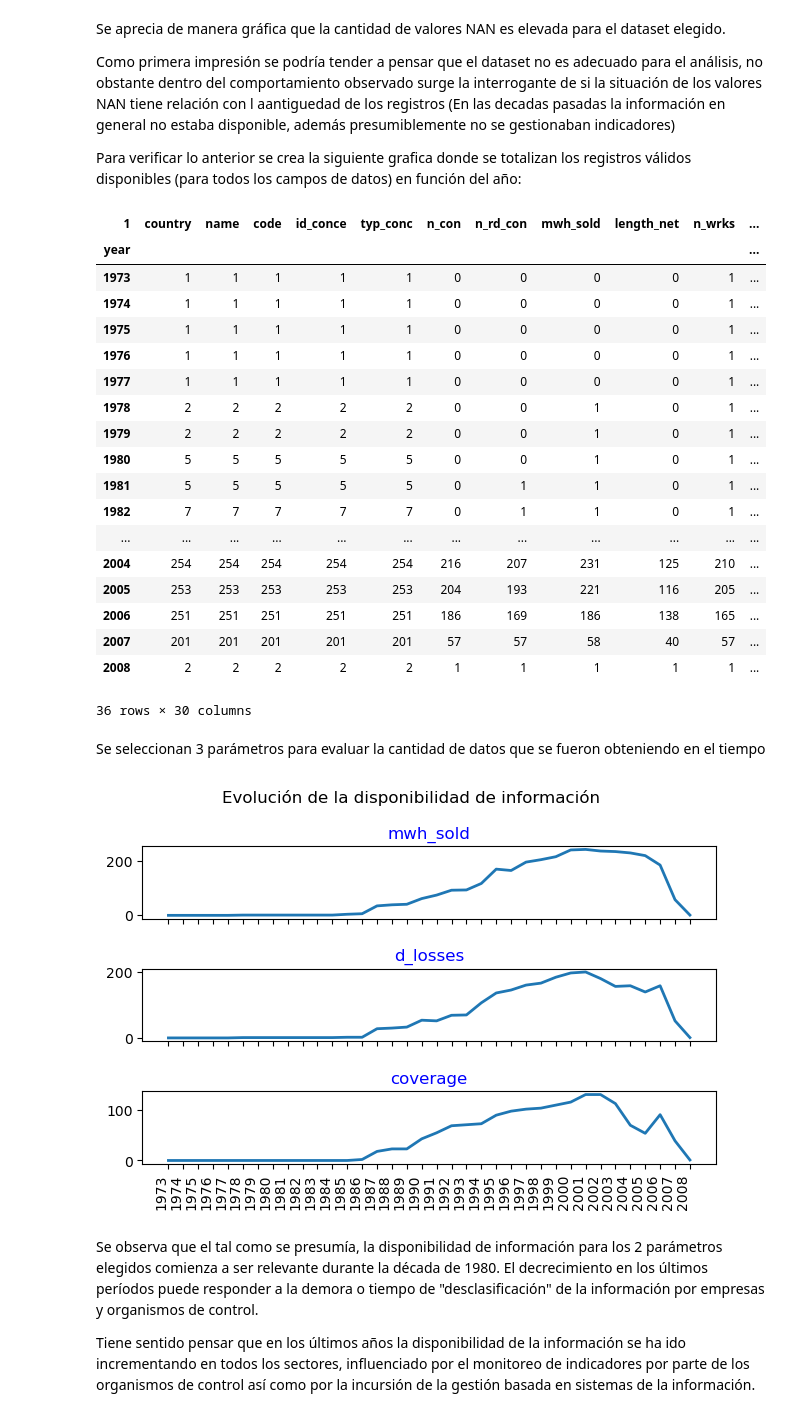
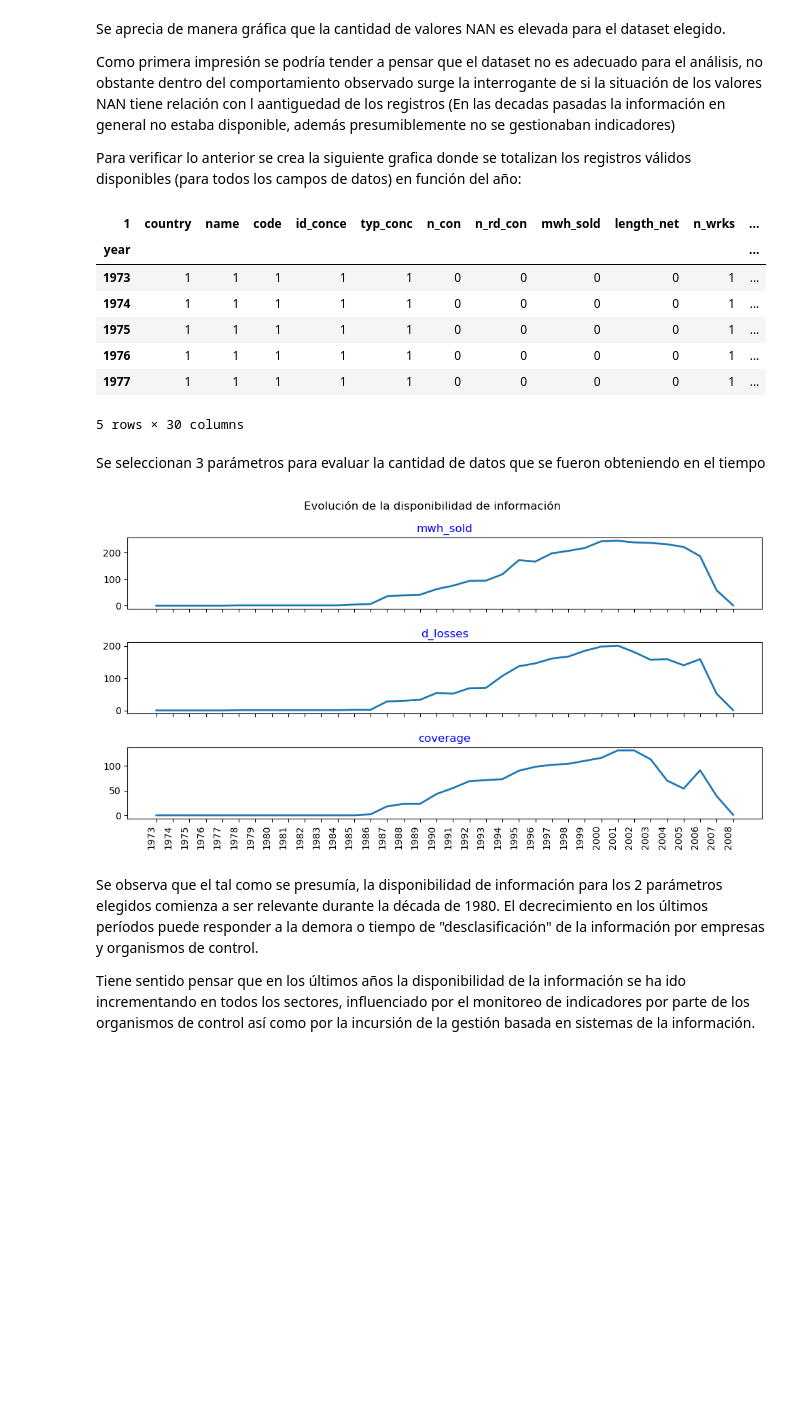
Before and after one commit to marvinx2022/Data_Science_entrega_I, a Jupyter notebook: PROYECTO_DS_PARTEI+CRUZ.ipynb, the cells around one changed output. Cells and saved outputs as stored; diff of their text form; code cells hidden in the pictures; blank space fills up the shorter version.

```diff
--- a/PROYECTO_DS_PARTEI+CRUZ.ipynb
+++ b/PROYECTO_DS_PARTEI+CRUZ.ipynb
@@ -79,7 +79,7 @@ Fuente de datos: https://energydata.info/
 # %%
 #Carga de archivo .csv a utilizar
 
-df= pd.read_csv("2.Latam data energy access_world_bank.csv", sep=";", )
+df= pd.read_csv("2.Latam data energy access_world_bank.csv", sep=";")
 
 
 
@@ -190,3 +202,13 @@ df.head()
+# %%
+#Unificando para el pais Perú
+
+df=df.replace("Per", "Peru")
+
+df["country"].unique()
+
+df=df.replace("Per", "Peru")
+
+#Ahora tenemos un solo nombre para cada pais.
 # %% [markdown]
 Se desea saber la cantidad de valores NAN que se están manejando en el Dataset
 # %%
@@ -243,36 +269,24 @@ Para verificar lo anterior se crea la siguiente grafica donde se totalizan los r
 # %%
 
 #Obtenemos un Dataframe con el conteo de regitros agrupados por año
 
 df_nancount=df.groupby('year').count()
-df_nancount
+df_nancount.head()
 # %% [output]
 | 1 | country | name | code | id_conce | typ_conc | n_con | n_rd_con | mwh_sold | length_net | n_wrks | ... |
 | year |  |  |  |  |  |  |  |  |  |  | ... |
 | 1973 | 1 | 1 | 1 | 1 | 1 | 0 | 0 | 0 | 0 | 1 | ... |
 | 1974 | 1 | 1 | 1 | 1 | 1 | 0 | 0 | 0 | 0 | 1 | ... |
 | 1975 | 1 | 1 | 1 | 1 | 1 | 0 | 0 | 0 | 0 | 1 | ... |
 | 1976 | 1 | 1 | 1 | 1 | 1 | 0 | 0 | 0 | 0 | 1 | ... |
 | 1977 | 1 | 1 | 1 | 1 | 1 | 0 | 0 | 0 | 0 | 1 | ... |
-| 1978 | 2 | 2 | 2 | 2 | 2 | 0 | 0 | 1 | 0 | 1 | ... |
-| 1979 | 2 | 2 | 2 | 2 | 2 | 0 | 0 | 1 | 0 | 1 | ... |
-| 1980 | 5 | 5 | 5 | 5 | 5 | 0 | 0 | 1 | 0 | 1 | ... |
-| 1981 | 5 | 5 | 5 | 5 | 5 | 0 | 1 | 1 | 0 | 1 | ... |
-| 1982 | 7 | 7 | 7 | 7 | 7 | 0 | 1 | 1 | 0 | 1 | ... |
-| ... | ... | ... | ... | ... | ... | ... | ... | ... | ... | ... | ... |
-| 2004 | 254 | 254 | 254 | 254 | 254 | 216 | 207 | 231 | 125 | 210 | ... |
-| 2005 | 253 | 253 | 253 | 253 | 253 | 204 | 193 | 221 | 116 | 205 | ... |
-| 2006 | 251 | 251 | 251 | 251 | 251 | 186 | 169 | 186 | 138 | 165 | ... |
-| 2007 | 201 | 201 | 201 | 201 | 201 | 57 | 57 | 58 | 40 | 57 | ... |
-| 2008 | 2 | 2 | 2 | 2 | 2 | 1 | 1 | 1 | 1 | 1 | ... |
-36 rows × 30 columns
+5 rows × 30 columns
 # %% [markdown]
 Se seleccionan 3 parámetros para evaluar la cantidad de datos que se fueron obteniendo en el tiempo
 # %%
-# Grafico de linea de 4 parámetros seleccionados para ver la evaluación de registros en el tiempo:
+# Grafico de linea de 3 parámetros seleccionados para ver la evaluación de registros en el tiempo:
 
 fig, ax = plt.subplots(3,1)
-
 
 
 ax[0].plot(df_nancount.index, df_nancount['mwh_sold'], linewidth=2.0)
@@ -282,8 +296,6 @@ ax[1].plot(df_nancount.index, df_nancount['d_losses'], linewidth=2.0)
 ax[2].plot(df_nancount.index, df_nancount['coverage'], linewidth=2.0)
 
 #ax[1,1].plot(df_nancount.index, df_nancount['complains'], linewidth=2.0)
-
-
 
 
 fig.suptitle("Evolución de la disponibilidad de información") # titulo general para mis graficos!
@@ -301,7 +313,7 @@ fig.tight_layout()
 
 fig.autofmt_xdate(rotation=90)
 # %% [output]
-[figure, old version]
+[figure, new version]
 # %% [markdown]
 Se observa que el tal como se presumía, la disponibilidad de información para los 2 parámetros elegidos comienza a ser relevante durante la década de 1980. El decrecimiento en los últimos períodos puede responder a la demora o  tiempo de "desclasificación" de la información por empresas y organismos de control.
 
```
Also changed, not shown: parts of 48 cells of this notebook.
